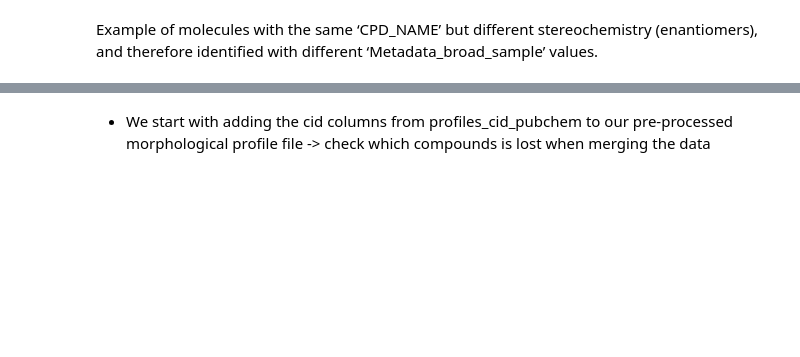
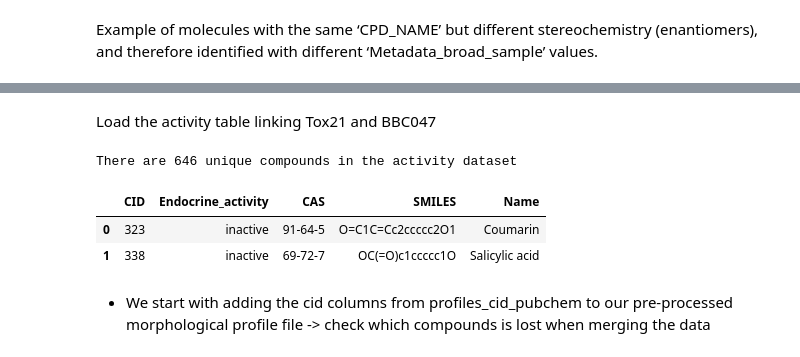
Before and after one commit to f-sod/GCC, a Jupyter notebook: Notebooks/Endocrine_activity_prediction.ipynb, the cells around one changed output, grey strips where cells are left out. Cells and saved outputs as stored; diff of their text form; code cells hidden in the pictures; blank space fills up the shorter version.

Commit message:
Updated code , dataset curraction for each nr

```diff
--- a/Notebooks/Endocrine_activity_prediction.ipynb
+++ b/Notebooks/Endocrine_activity_prediction.ipynb
@@ -59,8 +123,15 @@ profiles.head(2)
+# %% [markdown]
+Load the activity table linking Tox21 and BBC047
 # %%
-activity = pd.read_csv('../Data/Output/Tox21_Endocrine_activity_BBC047.csv', sep=',')
+activity = pd.read_csv('../Data/Output/Tox21_activity_agonist.csv', sep=',') #Tox21_Endocrine_activity_BBC047
 activity.rename(columns={'PUBCHEM_CID':'CID','CPD_NAME':'Name'}, inplace=True)
 print(f"There are {activity['CID'].nunique()} unique compounds in the activity dataset")
 activity.head(2)
+# %% [output]
+There are 646 unique compounds in the activity dataset
+|  | CID | Endocrine_activity | CAS | SMILES | Name |
+| 0 | 323 | inactive | 91-64-5 | O=C1C=Cc2ccccc2O1 | Coumarin |
+| 1 | 338 | inactive | 69-72-7 | OC(=O)c1ccccc1O | Salicylic acid |
 # %% [markdown]
 - We start with adding the cid columns from profiles_cid_pubchem to our pre-processed morphological profile file -> check which compounds is lost when merging the data
 # %%
```
Also changed, not shown: parts of 55 cells of this notebook, 1 other file.
